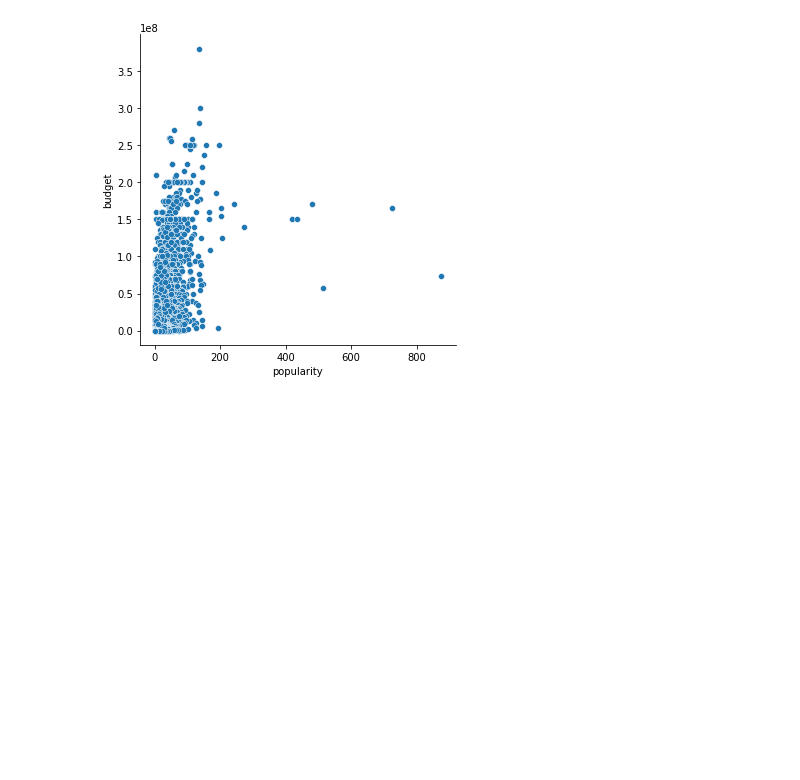
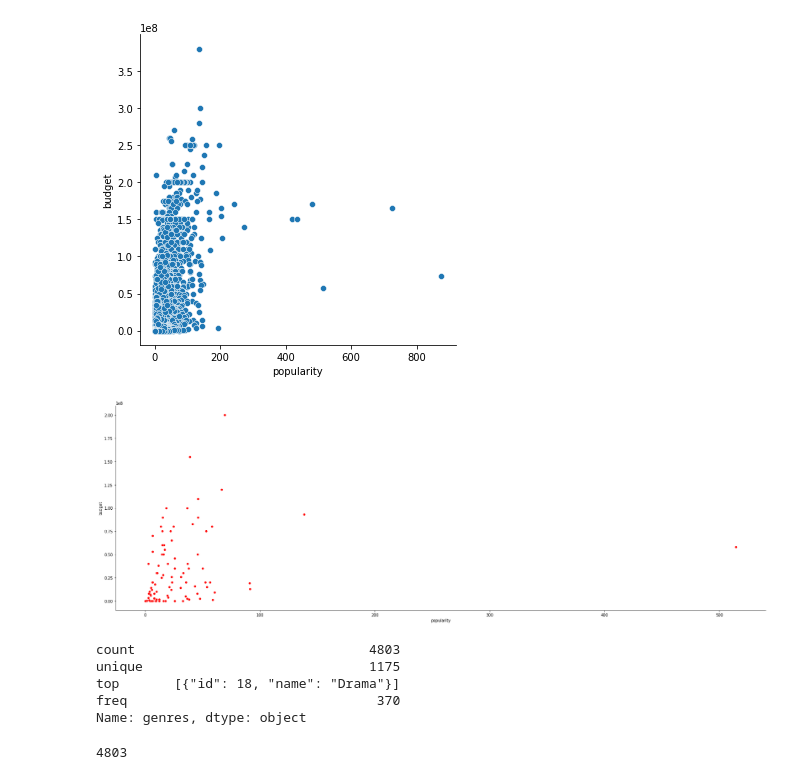
Before and after one commit to Guillaume-Lazaro/PythonEDA, a Jupyter notebook: Projet/Test données TMDB.ipynb, the cells around one changed output. Drawn from its saved outputs; the diff is of its cells as text; code cells hidden in the pictures; blank space fills up the shorter version.

```diff
--- a/Projet/Test données TMDB.ipynb
+++ b/Projet/Test données TMDB.ipynb
@@ -50,5 +52,7 @@ budget_popularity = sns.relplot(x="popularity", y="budget", data=tmdb)
 # %% [output]
 [figure]
 # %%
-tmdb_sample = pd.DataFrame(tmdb).sample(n=500)
+tmdb_sample = pd.DataFrame(tmdb).sample(n=100)
 budget_popularity_sample = sns.relplot(x="popularity", y="budget", data=tmdb_sample, aspect=3, color="red", height=8)
+# %% [output]
+[figure, added]
@@ -54,0 +61,13 @@ budget_popularity_sample = sns.relplot(x="popularity", y="budget", data=tmdb_sam
+# %%
+# Tentons maintenant une représentation par catégorie via la colonne genre
+tmdb['genres'].describe()
+# %% [output]
+count                              4803
+unique                             1175
+top       [{"id": 18, "name": "Drama"}]
+freq                                370
+Name: genres, dtype: object
+# %%
+tmdb['genres'].count()
+# %% [output]
+4803
```
Also changed, not shown: parts of 10 cells of this notebook.
